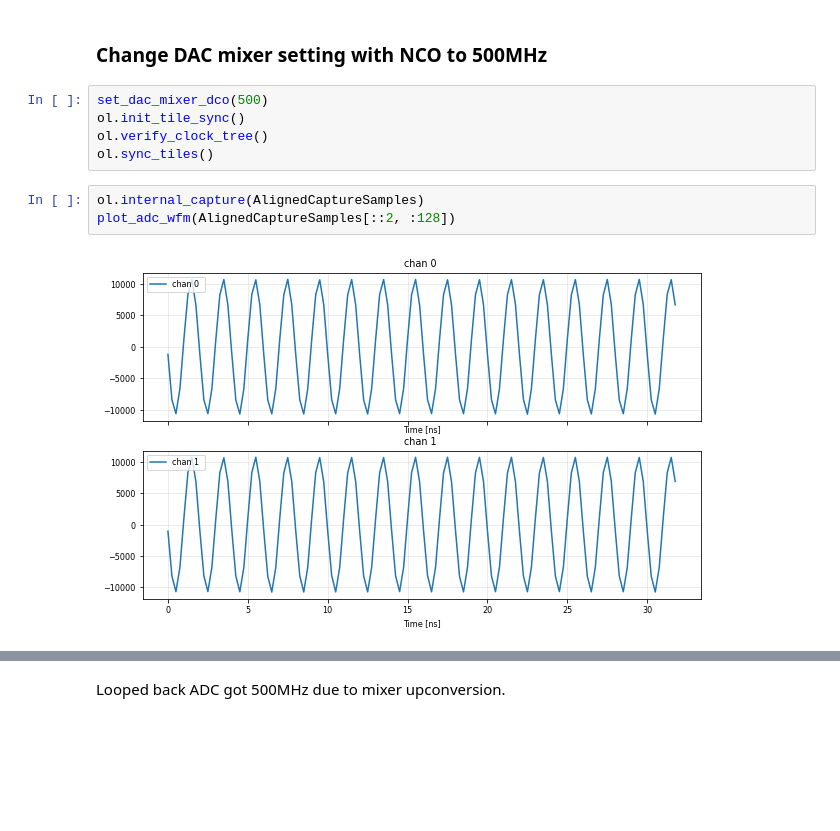
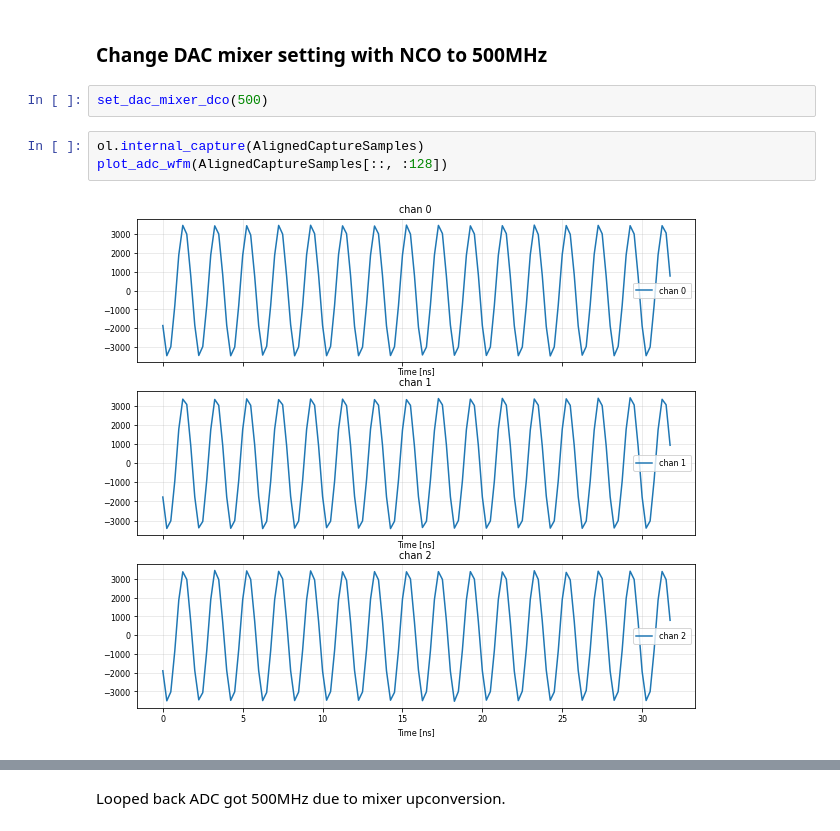
Before and after one commit to BerkeleyLab/LBNL-DSLLRF, a Jupyter notebook: doc/rfsocMTS.ipynb, the cells around one changed output, grey strips where cells are left out. Saved outputs shown, nothing was run; the diff lists cells and outputs as text; blank space fills up the shorter version.

```diff
--- a/doc/rfsocMTS.ipynb
+++ b/doc/rfsocMTS.ipynb
@@ -252,12 +288,9 @@ plot_adc_wfm(AlignedCaptureSamples[::2, :128])
 ### Change DAC mixer setting with NCO to 500MHz
 # %%
 set_dac_mixer_dco(500)
-ol.init_tile_sync()
-ol.verify_clock_tree()
-ol.sync_tiles()
 # %%
 ol.internal_capture(AlignedCaptureSamples)
-plot_adc_wfm(AlignedCaptureSamples[::2, :128])
+plot_adc_wfm(AlignedCaptureSamples[::, :128])
 # %% [output]
-[figure, old version]
+[figure, new version]
 # %%
```
Also changed, not shown: parts of 25 cells of this notebook, 51 other files.
